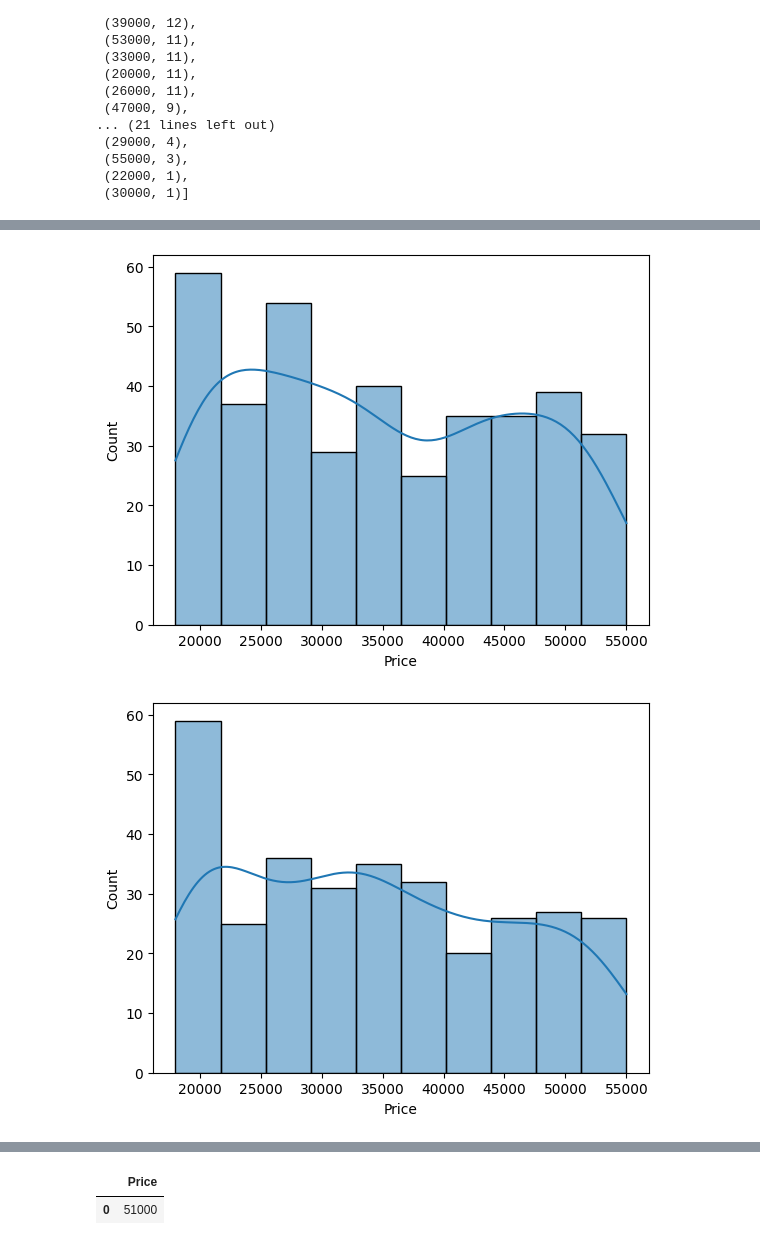
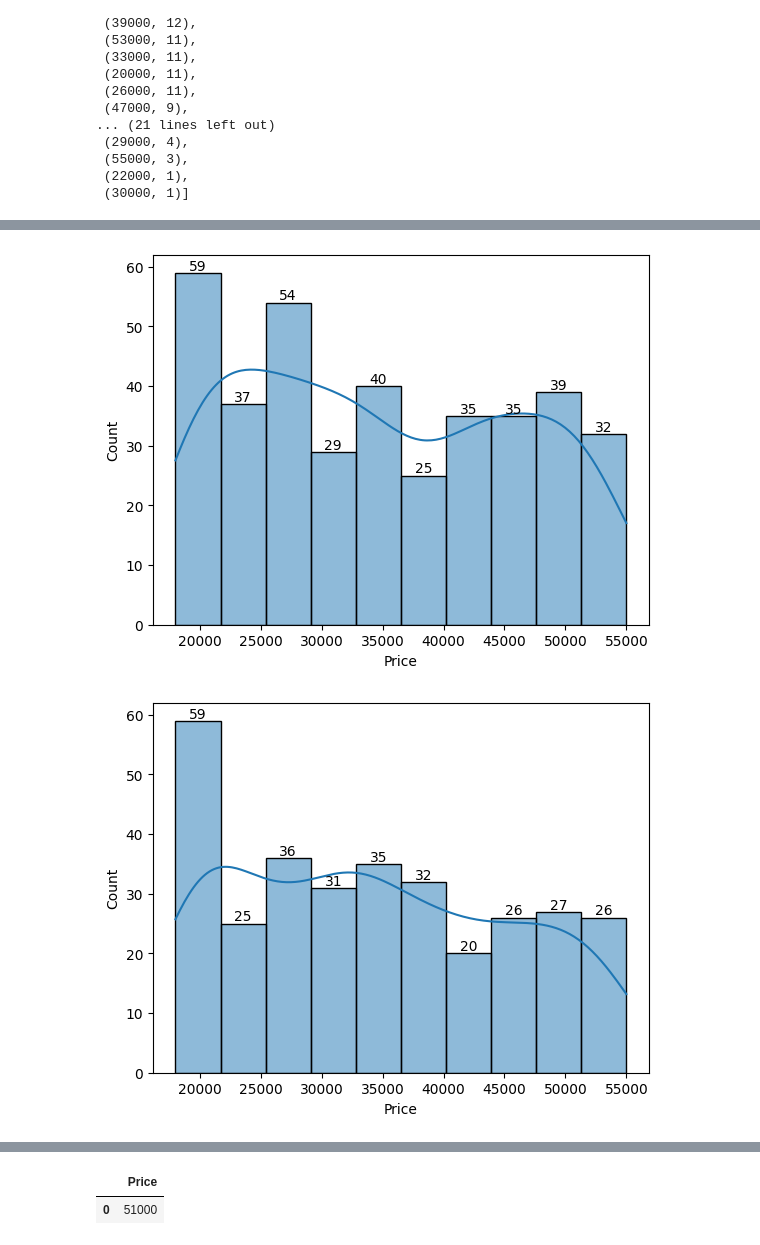
Before and after one commit to devopsopenshift/python, a Jupyter notebook: coded_project/AUSTO-1-4.ipynb, the cells around one changed output, grey strips where cells are left out. Saved outputs shown, nothing was run; the diff lists cells and outputs as text; code cells hidden in the pictures.

```diff
--- a/coded_project/AUSTO-1-4.ipynb
+++ b/coded_project/AUSTO-1-4.ipynb
@@ -591,12 +601,16 @@ his.show()
 # %% [output]
 [interactive output not drawn]
 # %%
-sns.histplot(data=SedanpurchasersBorrowers, x='Price', kde=True);
+y=sns.histplot(data=SedanpurchasersBorrowers, x='Price', kde=True);
+y.bar_label(y.containers[0])
+plt.show()
 # %% [output]
-[figure, old version]
+[figure, new version]
 # %%
-sns.histplot(data=SedanpurchasersNonBorrowers, x='Price', kde=True);
+y=sns.histplot(data=SedanpurchasersNonBorrowers, x='Price', kde=True);
+y.bar_label(y.containers[0])
+plt.show()
 # %% [output]
-[figure, old version]
+[figure, new version]
 # %%
 # @title Plot of SUV borrowers
```
Also changed, not shown: parts of 6 cells of this notebook.
